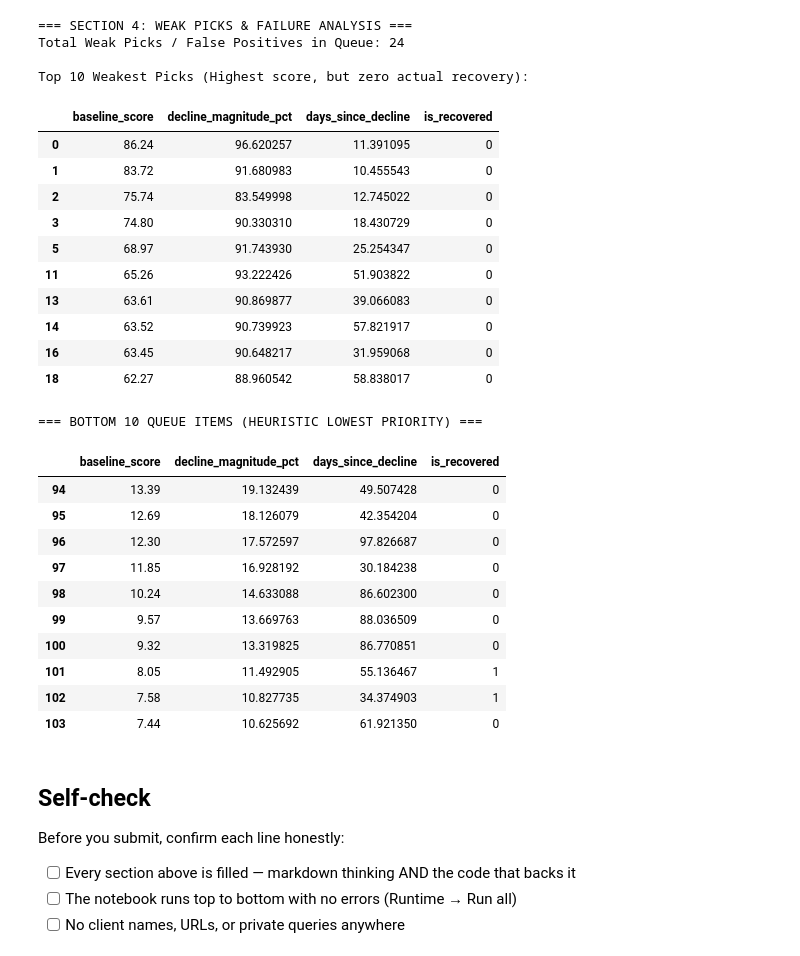
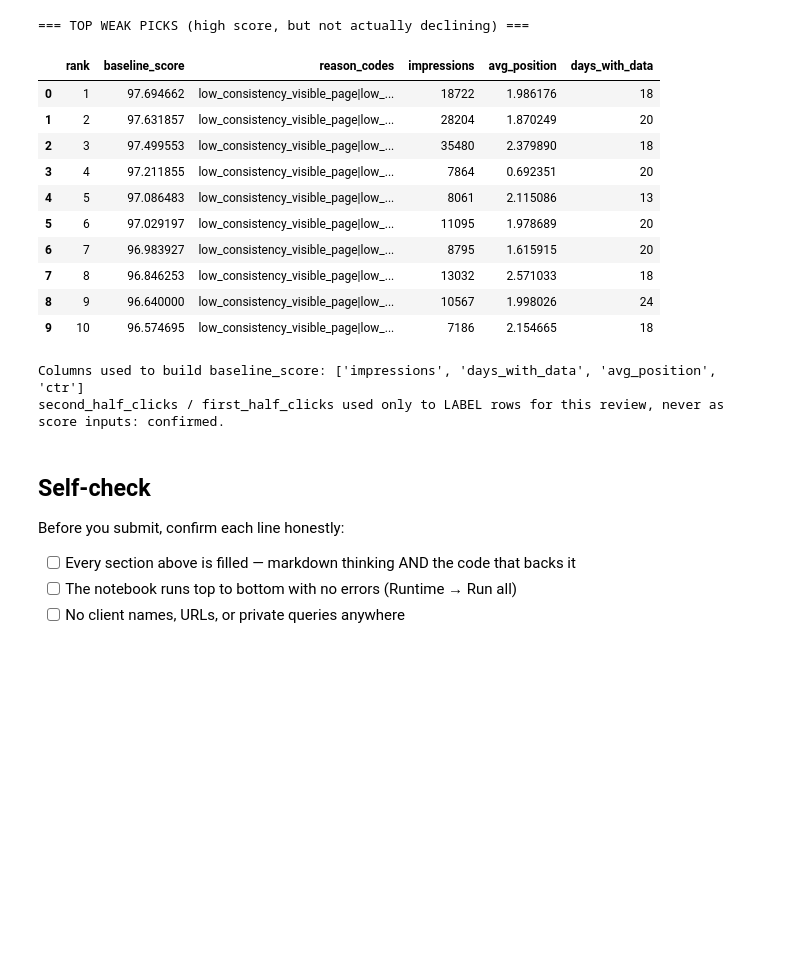
Before and after one commit to ashoktanakanti/flyrank_ml, a Jupyter notebook: work/notebooks/w04_baseline_score.ipynb, the cells around one changed output. Drawn from its saved outputs; the diff is of its cells as text; code cells hidden in the pictures; blank space fills up the shorter version.

```diff
--- a/work/notebooks/w04_baseline_score.ipynb
+++ b/work/notebooks/w04_baseline_score.ipynb
@@ -129,60 +180,28 @@ Top-20 Queue Precision (True Recoveries in Top 20): 45.00%
 # %%
+weak_picks = ranked_queue[ranked_queue["is_declining_label"] == 0].head(10)
+print("=== TOP WEAK PICKS (high score, but not actually declining) ===")
+display(weak_picks[["rank", "baseline_score", "reason_codes", "impressions",
+                     "avg_position", "days_with_data"]])
 
-false_positives = ranked_queue[
-    (ranked_queue['baseline_prediction'] == 1) &
-    (ranked_queue['is_recovered'] == 0)
-]
-
-print("=== SECTION 4: WEAK PICKS & FAILURE ANALYSIS ===")
-print(f"Total Weak Picks / False Positives in Queue: {len(false_positives)}")
-
-cols_to_show = [
-    'baseline_score',
-    'decline_magnitude_pct',
-    'days_since_decline',
-    'pre_decline_position_avg',
-    'is_recovered'
-]
-valid_cols = [c for c in cols_to_show if c in ranked_queue.columns]
-
-# Display the top 10 worst heuristic mistakes
-if len(false_positives) > 0:
-    print("\nTop 10 Weakest Picks (Highest score, but zero actual recovery):")
-    display(false_positives.head(10)[valid_cols])
-else:
-    print("No false positives found in baseline queue.")
-
-# 2. Inspect Bottom 10 of the Ranked Queue
-print("\n=== BOTTOM 10 QUEUE ITEMS (HEURISTIC LOWEST PRIORITY) ===")
-display(ranked_queue.tail(10)[valid_cols])
+score_inputs = ["impressions", "days_with_data", "avg_position", "ctr"]
+print("\nColumns used to build baseline_score:", score_inputs)
+print("second_half_clicks / first_half_clicks used only to LABEL rows for this review, "
+      "never as score inputs: confirmed.")
 # %% [output]
-=== SECTION 4: WEAK PICKS & FAILURE ANALYSIS ===
-Total Weak Picks / False Positives in Queue: 24
-
-Top 10 Weakest Picks (Highest score, but zero actual recovery):
+=== TOP WEAK PICKS (high score, but not actually declining) ===
-|  | baseline_score | decline_magnitude_pct | days_since_decline | is_recovered |
-| 0 | 86.24 | 96.620257 | 11.391095 | 0 |
-| 1 | 83.72 | 91.680983 | 10.455543 | 0 |
-| 2 | 75.74 | 83.549998 | 12.745022 | 0 |
-| 3 | 74.80 | 90.330310 | 18.430729 | 0 |
-| 5 | 68.97 | 91.743930 | 25.254347 | 0 |
-| 11 | 65.26 | 93.222426 | 51.903822 | 0 |
-| 13 | 63.61 | 90.869877 | 39.066083 | 0 |
-| 14 | 63.52 | 90.739923 | 57.821917 | 0 |
-| 16 | 63.45 | 90.648217 | 31.959068 | 0 |
-| 18 | 62.27 | 88.960542 | 58.838017 | 0 |
+|  | rank | baseline_score | reason_codes | impressions | avg_position | days_with_data |
+| 0 | 1 | 97.694662 | low_consistency_visible_page|low_... | 18722 | 1.986176 | 18 |
+| 1 | 2 | 97.631857 | low_consistency_visible_page|low_... | 28204 | 1.870249 | 20 |
+| 2 | 3 | 97.499553 | low_consistency_visible_page|low_... | 35480 | 2.379890 | 18 |
+| 3 | 4 | 97.211855 | low_consistency_visible_page|low_... | 7864 | 0.692351 | 20 |
+| 4 | 5 | 97.086483 | low_consistency_visible_page|low_... | 8061 | 2.115086 | 13 |
+| 5 | 6 | 97.029197 | low_consistency_visible_page|low_... | 11095 | 1.978689 | 20 |
+| 6 | 7 | 96.983927 | low_consistency_visible_page|low_... | 8795 | 1.615915 | 20 |
+| 7 | 8 | 96.846253 | low_consistency_visible_page|low_... | 13032 | 2.571033 | 18 |
+| 8 | 9 | 96.640000 | low_consistency_visible_page|low_... | 10567 | 1.998026 | 24 |
+| 9 | 10 | 96.574695 | low_consistency_visible_page|low_... | 7186 | 2.154665 | 18 |
-=== BOTTOM 10 QUEUE ITEMS (HEURISTIC LOWEST PRIORITY) ===
+Columns used to build baseline_score: ['impressions', 'days_with_data', 'avg_position', 'ctr']
+second_half_clicks / first_half_clicks used only to LABEL rows for this review, never as score inputs: confirmed.
-|  | baseline_score | decline_magnitude_pct | days_since_decline | is_recovered |
-| 94 | 13.39 | 19.132439 | 49.507428 | 0 |
-| 95 | 12.69 | 18.126079 | 42.354204 | 0 |
-| 96 | 12.30 | 17.572597 | 97.826687 | 0 |
-| 97 | 11.85 | 16.928192 | 30.184238 | 0 |
-| 98 | 10.24 | 14.633088 | 86.602300 | 0 |
-| 99 | 9.57 | 13.669763 | 88.036509 | 0 |
-| 100 | 9.32 | 13.319825 | 86.770851 | 0 |
-| 101 | 8.05 | 11.492905 | 55.136467 | 1 |
-| 102 | 7.58 | 10.827735 | 34.374903 | 1 |
-| 103 | 7.44 | 10.625692 | 61.921350 | 0 |
 # %% [markdown]
 ## Self-check
 
```
Also changed, not shown: parts of 7 cells of this notebook.
